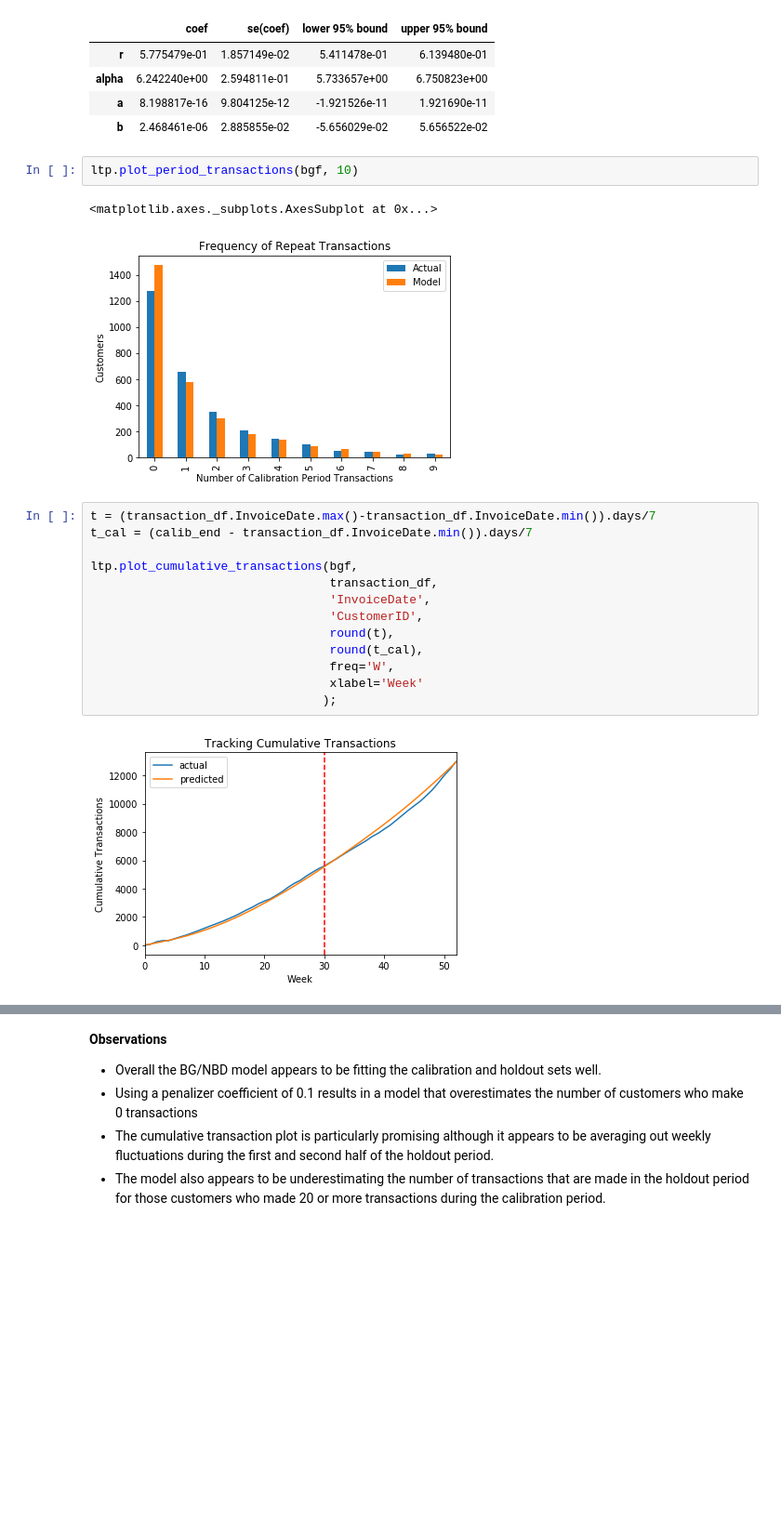
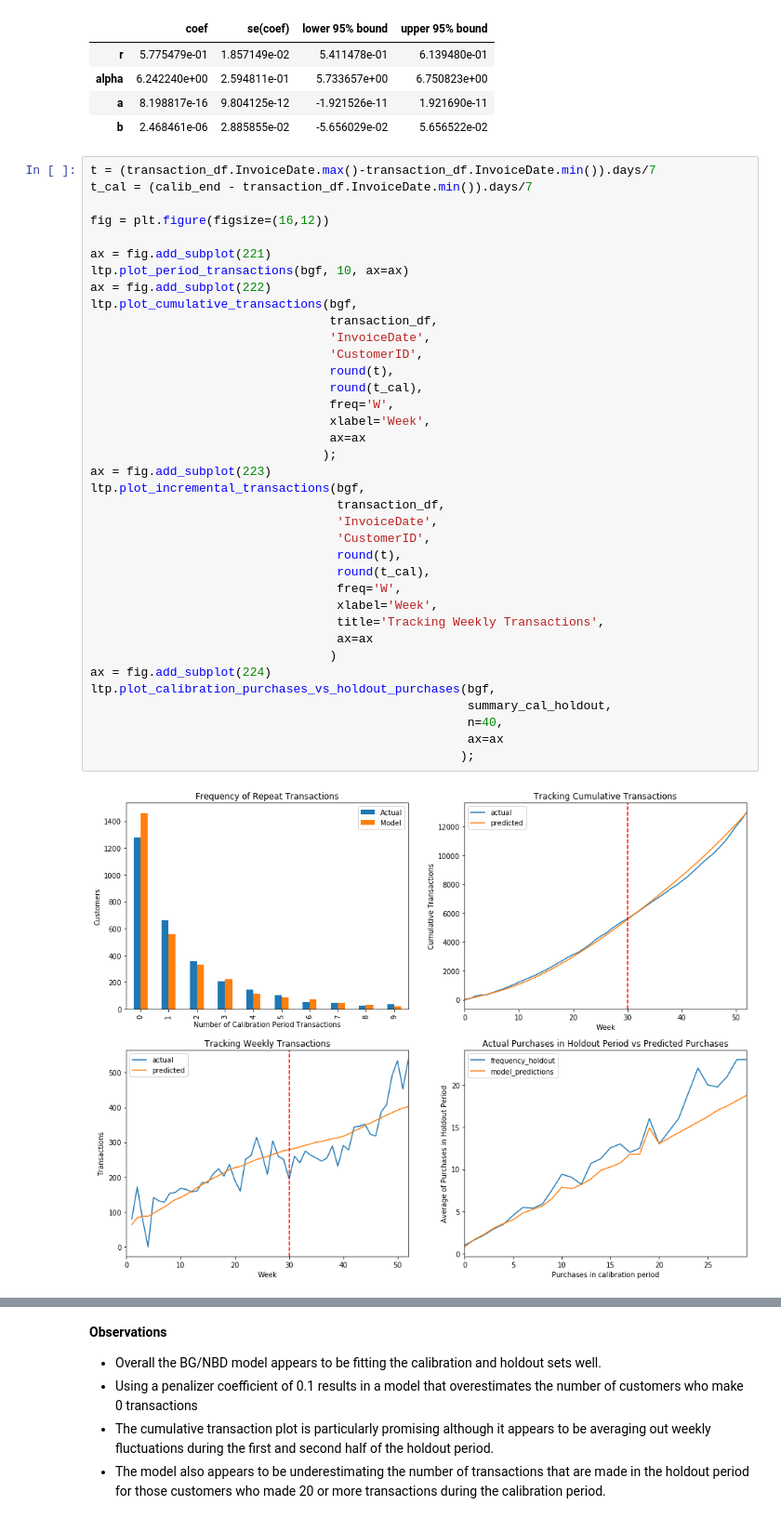
Before and after one commit to W-Tran/Online-Retail, a Jupyter notebook: online_retail.ipynb, the cells around one changed output, grey strips where cells are left out. Shown at 93% size. Saved outputs shown, nothing was run; the diff lists cells and outputs as text; blank space fills up the shorter version.

Commit message:
update figures

```diff
--- a/online_retail.ipynb
+++ b/online_retail.ipynb
@@ -718,23 +718,42 @@ bgf.summary
 | alpha | 6.242240e+00 | 2.594811e-01 | 5.733657e+00 | 6.750823e+00 |
 | a | 8.198817e-16 | 9.804125e-12 | -1.921526e-11 | 1.921690e-11 |
 | b | 2.468461e-06 | 2.885855e-02 | -5.656029e-02 | 5.656522e-02 |
-# %%
-ltp.plot_period_transactions(bgf, 10)
-# %% [output]
-<matplotlib.axes._subplots.AxesSubplot at 0x...>
-[figure, removed]
 # %%
 t = (transaction_df.InvoiceDate.max()-transaction_df.InvoiceDate.min()).days/7
 t_cal = (calib_end - transaction_df.InvoiceDate.min()).days/7
 
+fig = plt.figure(figsize=(16,12))
+
+ax = fig.add_subplot(221)
+ltp.plot_period_transactions(bgf, 10, ax=ax)
+ax = fig.add_subplot(222)
 ltp.plot_cumulative_transactions(bgf,
                                  transaction_df,
                                  'InvoiceDate',
                                  'CustomerID',
                                  round(t),
                                  round(t_cal),
                                  freq='W',
-                                 xlabel='Week'
+                                 xlabel='Week',
+                                 ax=ax
                                 );
+ax = fig.add_subplot(223)
+ltp.plot_incremental_transactions(bgf,
+                                  transaction_df,
+                                  'InvoiceDate',
+                                  'CustomerID',
+                                  round(t),
+                                  round(t_cal),
+                                  freq='W',
+                                  xlabel='Week',
+                                  title='Tracking Weekly Transactions',
+                                  ax=ax
+                                 )
+ax = fig.add_subplot(224)
+ltp.plot_calibration_purchases_vs_holdout_purchases(bgf,
+                                                    summary_cal_holdout,
+                                                    n=40,
+                                                    ax=ax
+                                                   );
 # %% [output]
-[figure, old version]
+[figure, new version]
```
Also changed, not shown: parts of 2 cells of this notebook.
